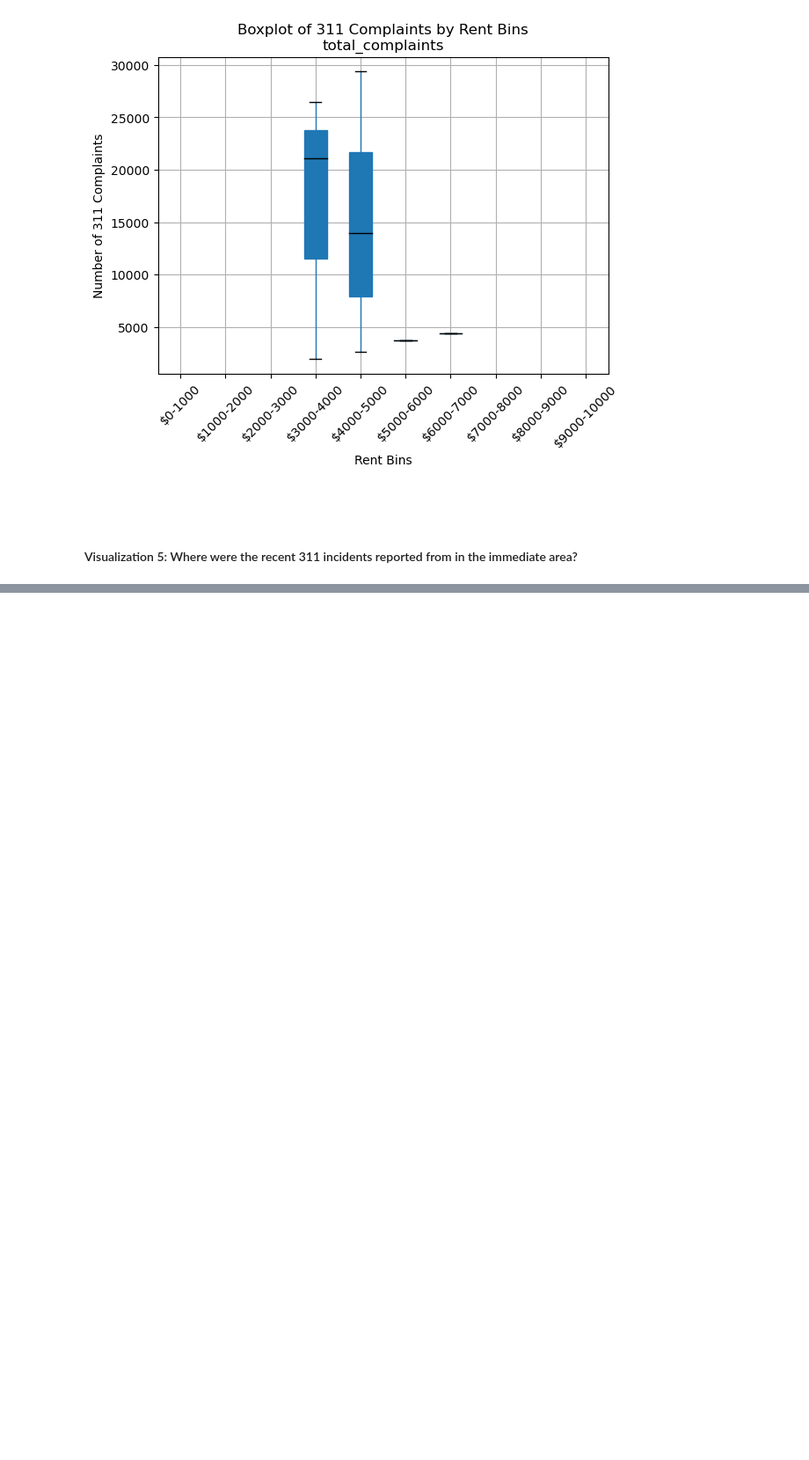
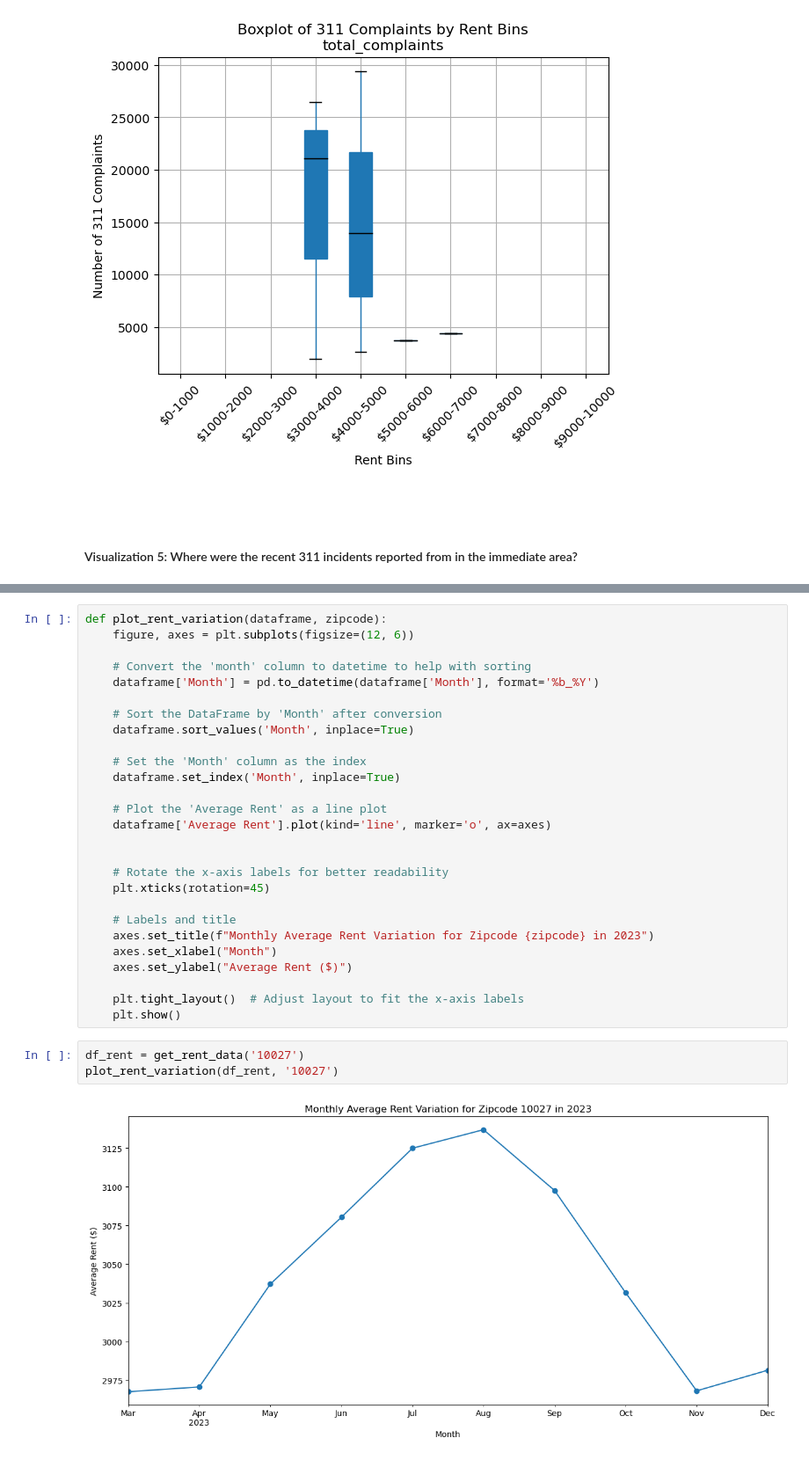
Before and after one commit to Moustafaban1/Project---Tools-for-Analytics-, a Jupyter notebook: Group 6 Final Project.ipynb, the cells around one changed output, grey strips where cells are left out. Shown at 88% size. Saved outputs shown, nothing was run; the diff lists cells and outputs as text; blank space fills up the shorter version.

```diff
--- a/Group 6 Final Project.ipynb
+++ b/Group 6 Final Project.ipynb
@@ -1044,0 +1187,32 @@ plot_visual_4(some_dataframe)
+# %%
+def plot_rent_variation(dataframe, zipcode):
+    figure, axes = plt.subplots(figsize=(12, 6))
+
+    # Convert the 'month' column to datetime to help with sorting
+    dataframe['Month'] = pd.to_datetime(dataframe['Month'], format='%b_%Y')
+
+    # Sort the DataFrame by 'Month' after conversion
+    dataframe.sort_values('Month', inplace=True)
+
+    # Set the 'Month' column as the index
+    dataframe.set_index('Month', inplace=True)
+
+    # Plot the 'Average Rent' as a line plot
+    dataframe['Average Rent'].plot(kind='line', marker='o', ax=axes)
+
+
+    # Rotate the x-axis labels for better readability
+    plt.xticks(rotation=45)
+
+    # Labels and title
+    axes.set_title(f"Monthly Average Rent Variation for Zipcode {zipcode} in 2023")
+    axes.set_xlabel("Month")
+    axes.set_ylabel("Average Rent ($)")
+
+    plt.tight_layout()  # Adjust layout to fit the x-axis labels
+    plt.show()
+# %%
+df_rent = get_rent_data('10027')
+plot_rent_variation(df_rent, '10027')
+# %% [output]
+[figure, added]
```
Also changed, not shown: parts of 13 cells of this notebook.
